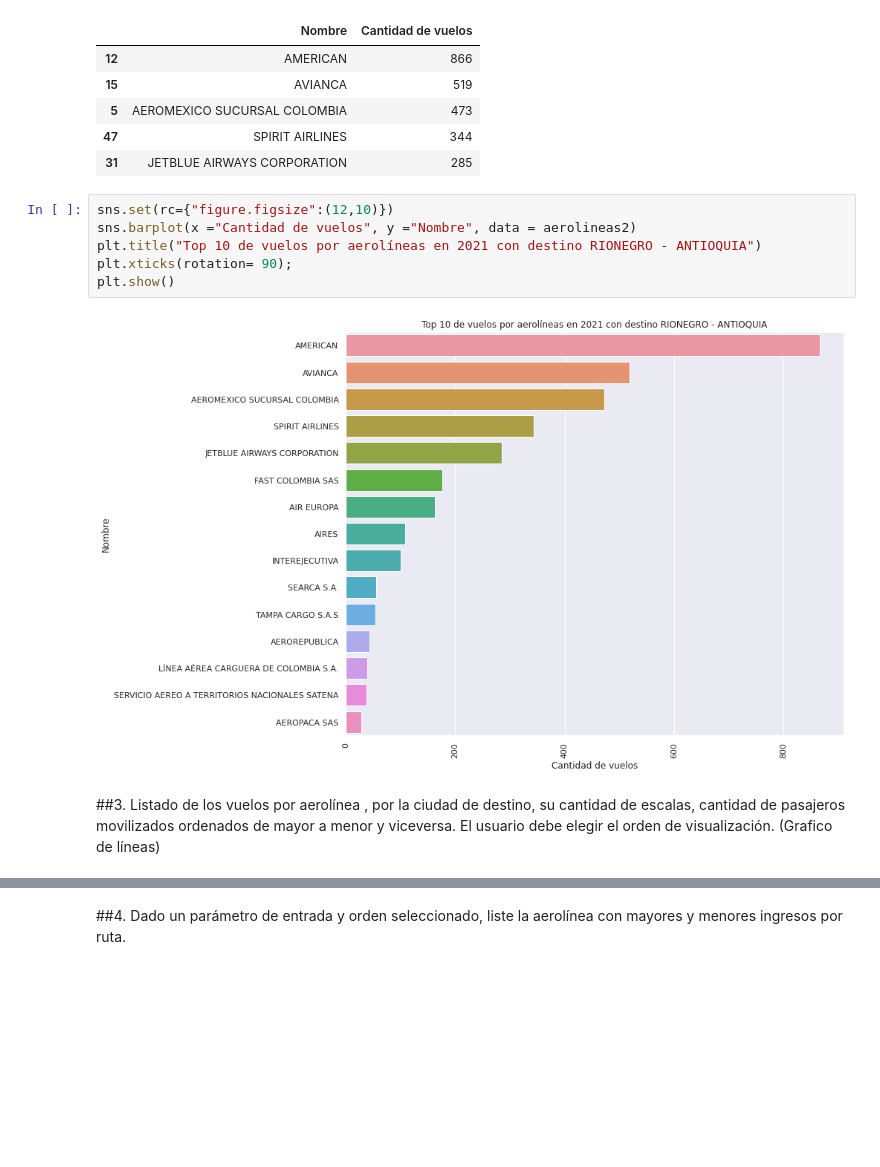
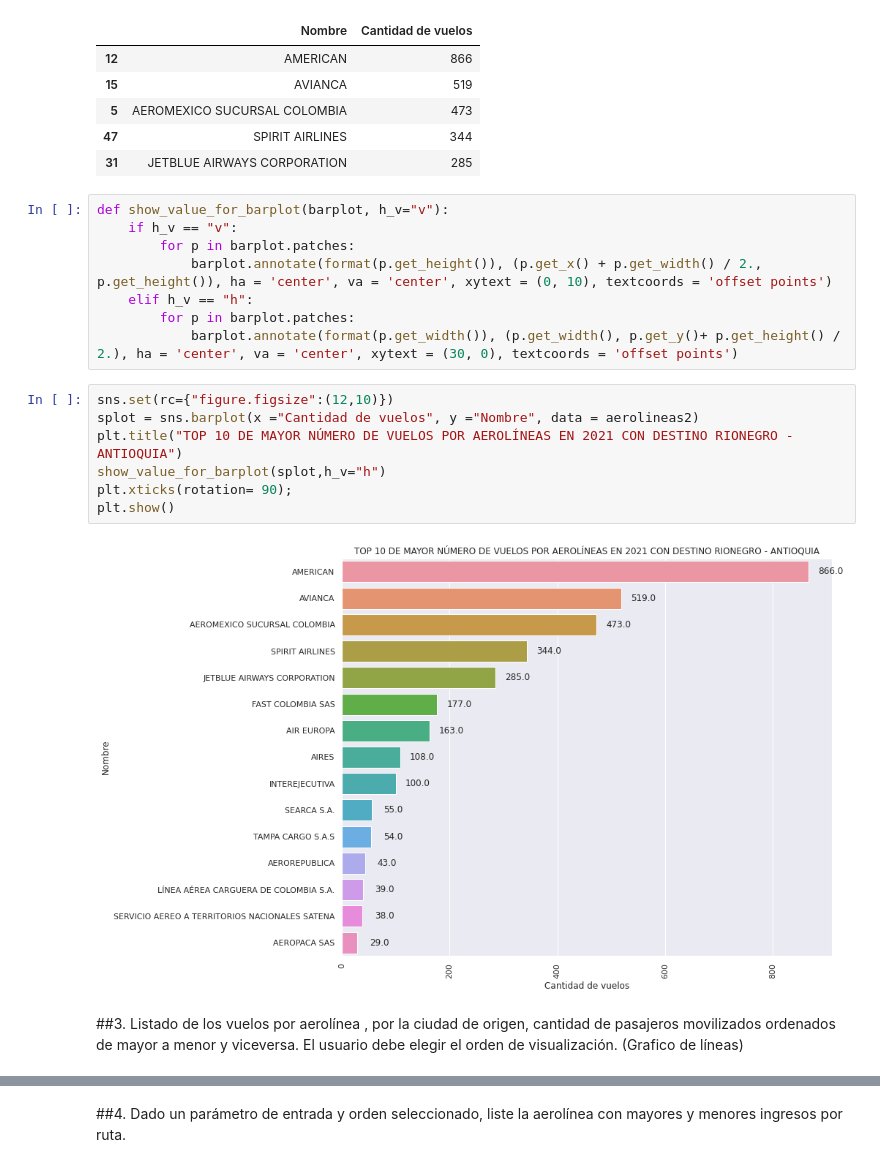
Before and after one commit to juandahur/ML-UdeA-Reto-Tec, a Jupyter notebook: Reto_Tecnologico.ipynb, the cells around one changed output, grey strips where cells are left out. Saved outputs shown, nothing was run; the diff lists cells and outputs as text; blank space fills up the shorter version.

```diff
--- a/Reto_Tecnologico.ipynb
+++ b/Reto_Tecnologico.ipynb
@@ -87,14 +105,23 @@ aerolineas2.head()
 | 5 | AEROMEXICO SUCURSAL COLOMBIA | 473 |
 | 47 | SPIRIT AIRLINES | 344 |
 | 31 | JETBLUE AIRWAYS CORPORATION | 285 |
+# %%
+def show_value_for_barplot(barplot, h_v="v"):
+    if h_v == "v":
+        for p in barplot.patches:
+            barplot.annotate(format(p.get_height()), (p.get_x() + p.get_width() / 2., p.get_height()), ha = 'center', va = 'center', xytext = (0, 10), textcoords = 'offset points')
+    elif h_v == "h":
+        for p in barplot.patches:
+            barplot.annotate(format(p.get_width()), (p.get_width(), p.get_y()+ p.get_height() / 2.), ha = 'center', va = 'center', xytext = (30, 0), textcoords = 'offset points')
 # %%
 sns.set(rc={"figure.figsize":(12,10)})
-sns.barplot(x ="Cantidad de vuelos", y ="Nombre", data = aerolineas2)
-plt.title("Top 10 de vuelos por aerolíneas en 2021 con destino RIONEGRO - ANTIOQUIA")
+splot = sns.barplot(x ="Cantidad de vuelos", y ="Nombre", data = aerolineas2)
+plt.title("TOP 10 DE MAYOR NÚMERO DE VUELOS POR AEROLÍNEAS EN 2021 CON DESTINO RIONEGRO - ANTIOQUIA")
+show_value_for_barplot(splot,h_v="h")
 plt.xticks(rotation= 90);
 plt.show()
 # %% [output]
-[figure, old version]
+[figure, new version]
 # %% [markdown]
-##3. Listado de los vuelos por aerolínea , por la ciudad de destino, su cantidad de escalas, cantidad de pasajeros movilizados ordenados de mayor a menor y viceversa. El usuario debe elegir el orden de visualización. (Grafico de líneas)
+##3. Listado de los vuelos por aerolínea , por la ciudad de origen, cantidad de pasajeros movilizados ordenados de mayor a menor y viceversa. El usuario debe elegir el orden de visualización. (Grafico de líneas)
 # %%
```
Also changed, not shown: parts of 45 cells of this notebook.
